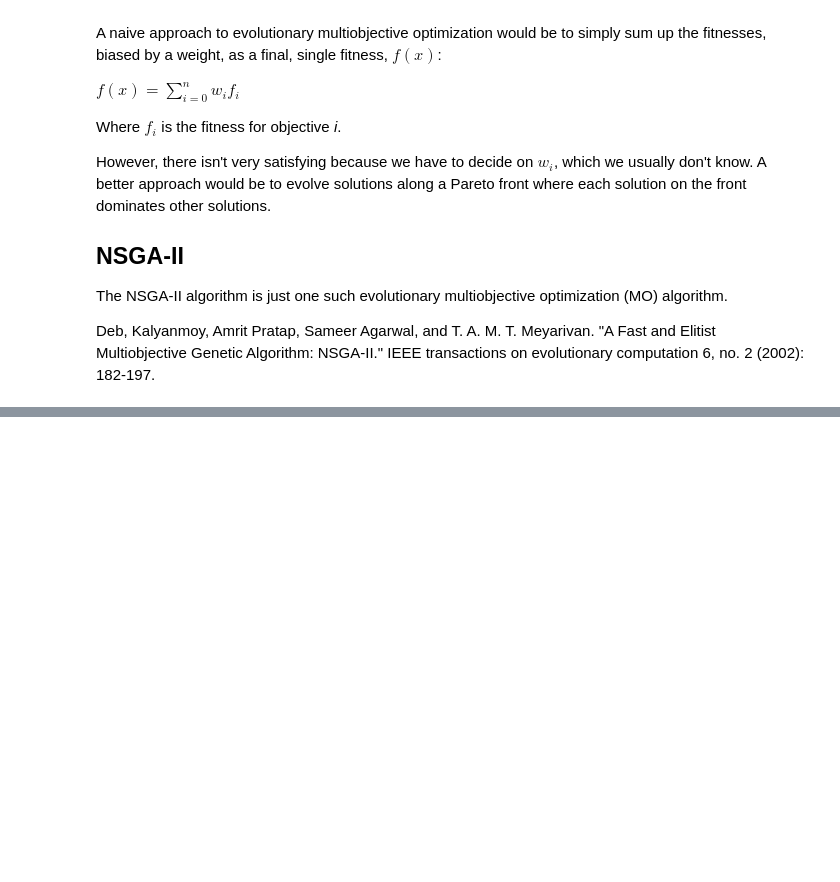
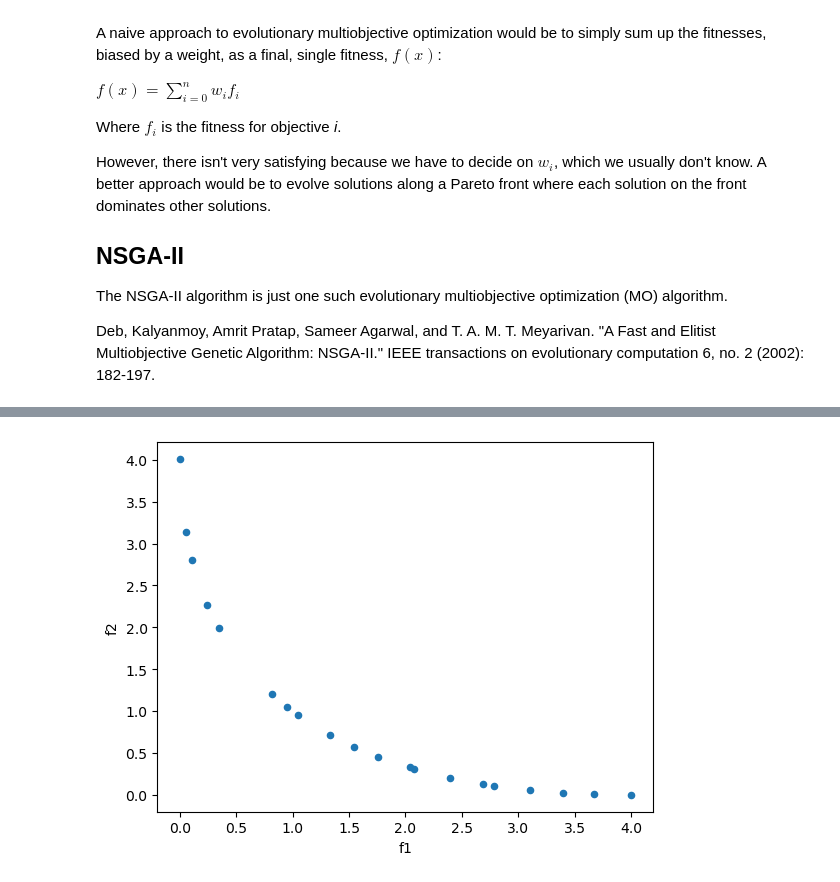
Before and after one commit to AureumChaos/LEAP, a Jupyter notebook: examples/advanced/multiobjective_example.ipynb, the cells around one changed output, grey strips where cells are left out. Drawn from its saved outputs; the diff is of its cells as text; code cells hidden in the pictures; blank space fills up the shorter version.

```diff
--- a/examples/advanced/multiobjective_example.ipynb
+++ b/examples/advanced/multiobjective_example.ipynb
@@ -95,0 +98,4 @@ df
+# %%
+pareto_fig = df.plot(x='f1',y='f2',kind='scatter')
+# %% [output]
+[figure, added]
```
Also changed, not shown: parts of 4 cells of this notebook, 1 other file.
